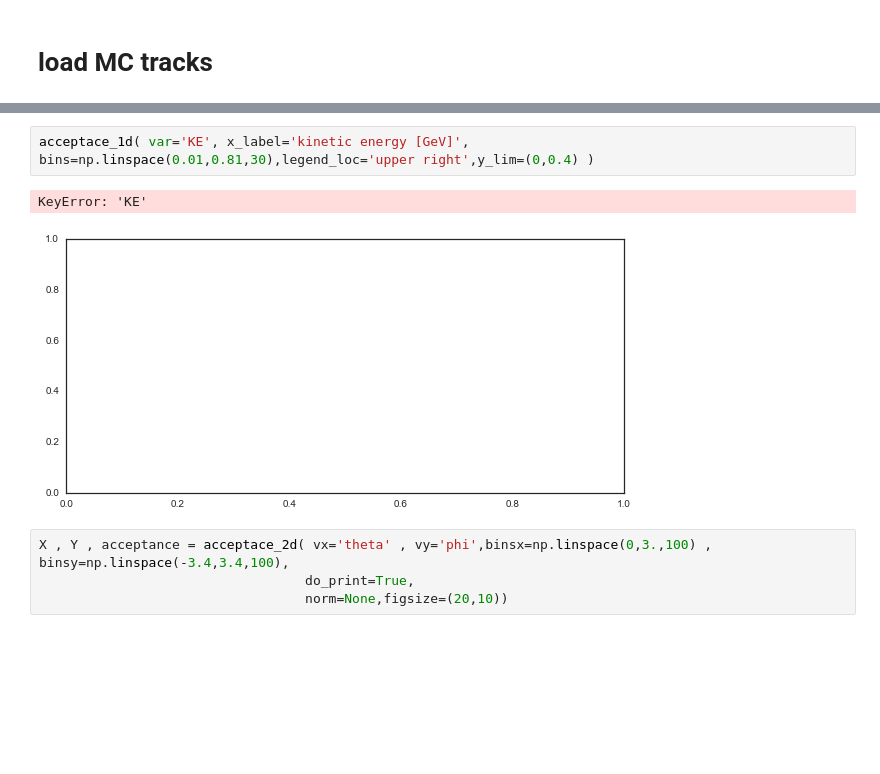
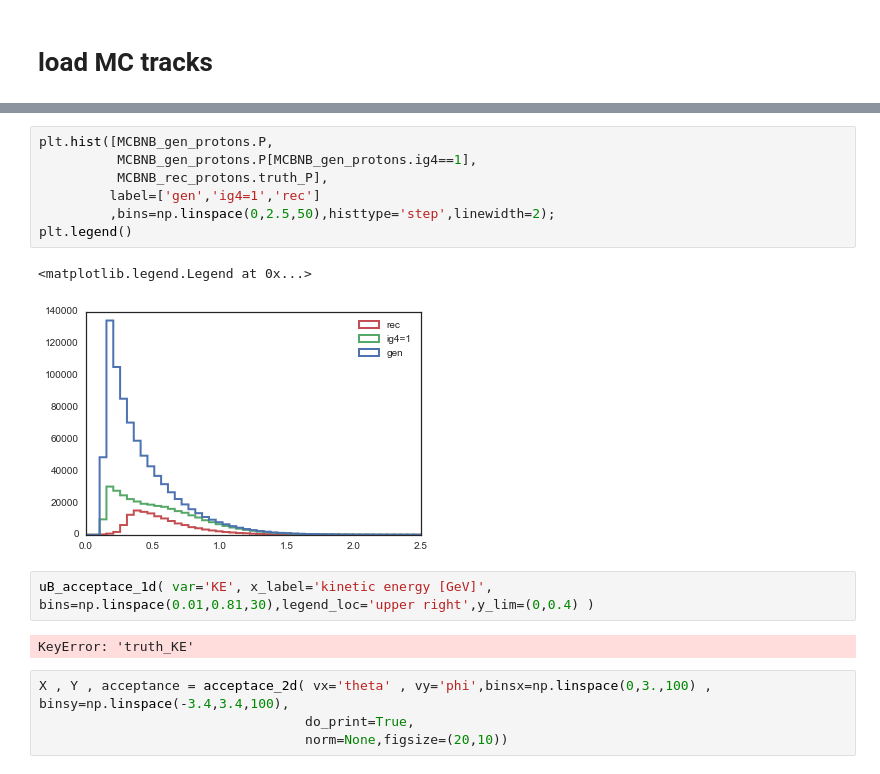
Before and after one commit to erezcoh4/AnalysisTreesInformation, a Jupyter notebook: AnaTreesPackage/notebooks/MC_BNB_anatrees_plots.ipynb, the cells around one changed output, grey strips where cells are left out. Saved outputs shown, nothing was run; the diff lists cells and outputs as text; blank space fills up the shorter version.

```diff
--- a/AnaTreesPackage/notebooks/MC_BNB_anatrees_plots.ipynb
+++ b/AnaTreesPackage/notebooks/MC_BNB_anatrees_plots.ipynb
@@ -145,8 +144,17 @@ len(MCBNB_gen_protons[MCBNB_gen_protons.ig4==1])
+# %%
+plt.hist([MCBNB_gen_protons.P,
+          MCBNB_gen_protons.P[MCBNB_gen_protons.ig4==1],
+          MCBNB_rec_protons.truth_P],
+         label=['gen','ig4=1','rec']
+         ,bins=np.linspace(0,2.5,50),histtype='step',linewidth=2);
+plt.legend()
+# %% [output]
+<matplotlib.legend.Legend at 0x...>
+[figure, added]
 # %%
-acceptace_1d( var='KE', x_label='kinetic energy [GeV]', bins=np.linspace(0.01,0.81,30),legend_loc='upper right',y_lim=(0,0.4) )
+uB_acceptace_1d( var='KE', x_label='kinetic energy [GeV]', bins=np.linspace(0.01,0.81,30),legend_loc='upper right',y_lim=(0,0.4) )
 # %% [output]
-KeyError: 'KE'
+KeyError: 'truth_KE'
-[figure, removed]
 # %%
 X , Y , acceptance = acceptace_2d( vx='theta' , vy='phi',binsx=np.linspace(0,3.,100) , binsy=np.linspace(-3.4,3.4,100),
                                   do_print=True,
```
Also changed, not shown: parts of 12 cells of this notebook, 1 other file.
